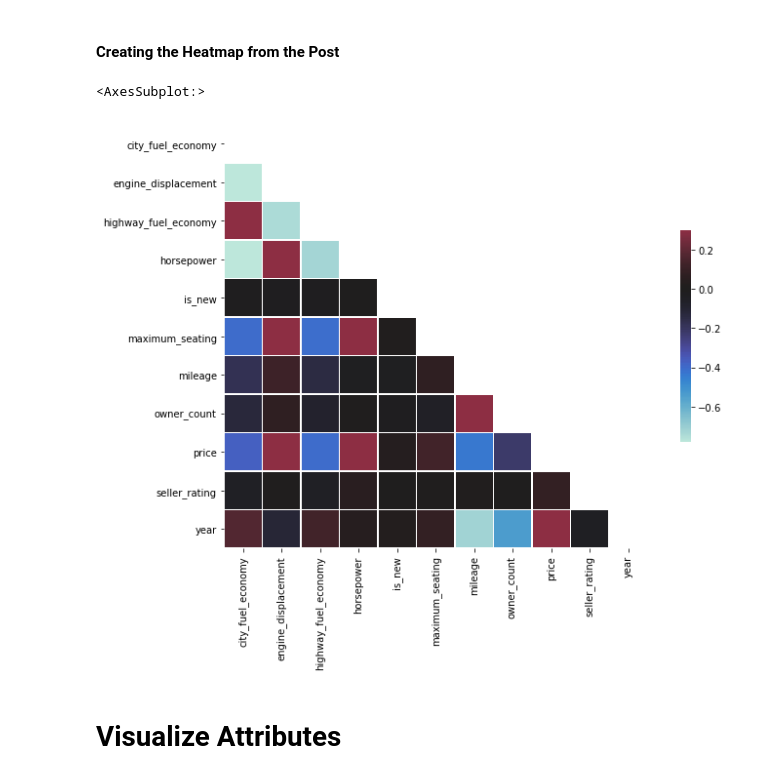
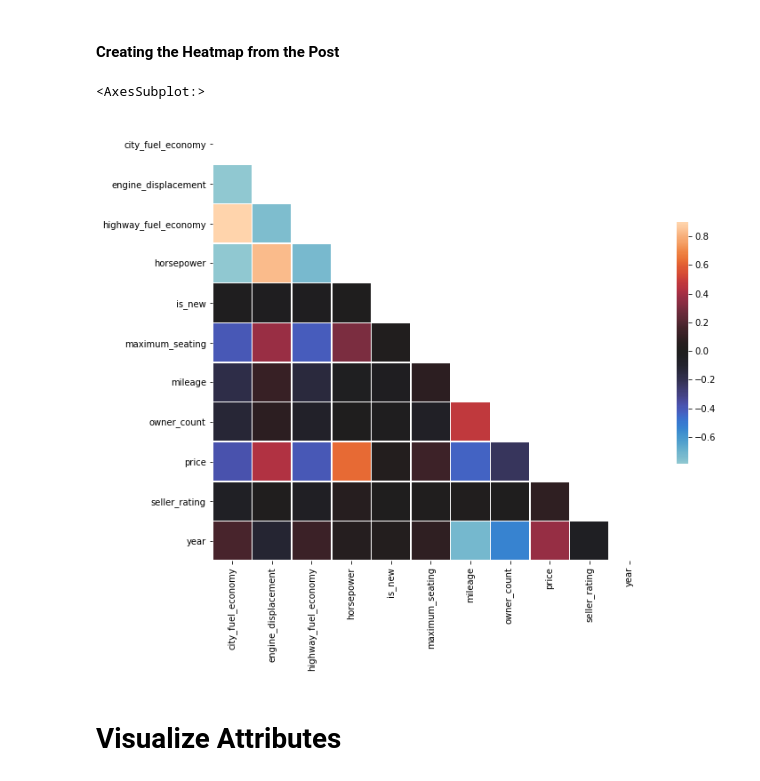
Before and after one commit to sophiawu1006/Machine-Learning-Model-for-used-cars, a Jupyter notebook: Used_Car_Lab_1_DataVisualization.ipynb, the cells around one changed output. Saved outputs shown, nothing was run; the diff lists cells and outputs as text; code cells hidden in the pictures.

```diff
--- a/Used_Car_Lab_1_DataVisualization.ipynb
+++ b/Used_Car_Lab_1_DataVisualization.ipynb
@@ -492,17 +494,17 @@ triang(cormat, triang='upper')
 # %%
 import seaborn as sns
 import matplotlib.pyplot as plt
 
 mask = np.zeros_like(cormat, dtype=np.bool)
 mask[np.triu_indices_from(mask)] = True
 
 
-fig = plt.figure(figsize=(12, 8))
-sns.heatmap(cormat, mask=mask, vmax=.3, center=0,
-            square=True, linewidths=.5, cbar_kws={"shrink": .5})
+fig = plt.figure(figsize=(11, 10))
+sns.heatmap(cormat, mask=mask, vmax=.9, center=0,
+            square=True, linewidths=.6, cbar_kws={"shrink": .5})
 # %% [output]
 <AxesSubplot:>
-[figure, old version]
+[figure, new version]
 # %% [markdown]
 # Visualize Attributes
 # %% [markdown]
```
Also changed, not shown: parts of 11 cells of this notebook.
